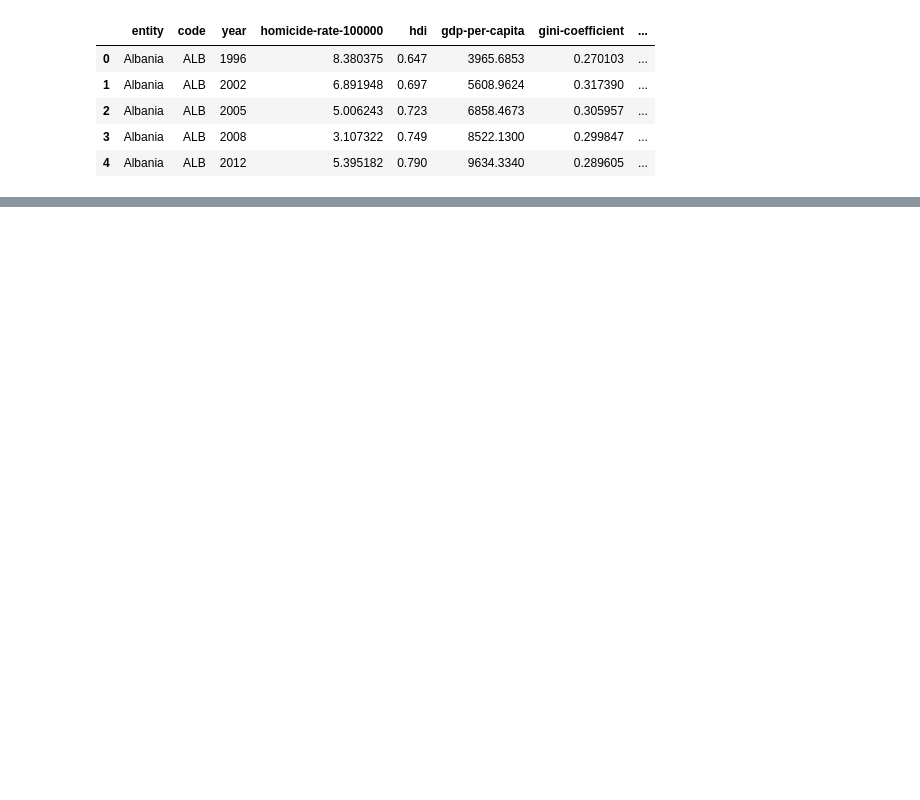
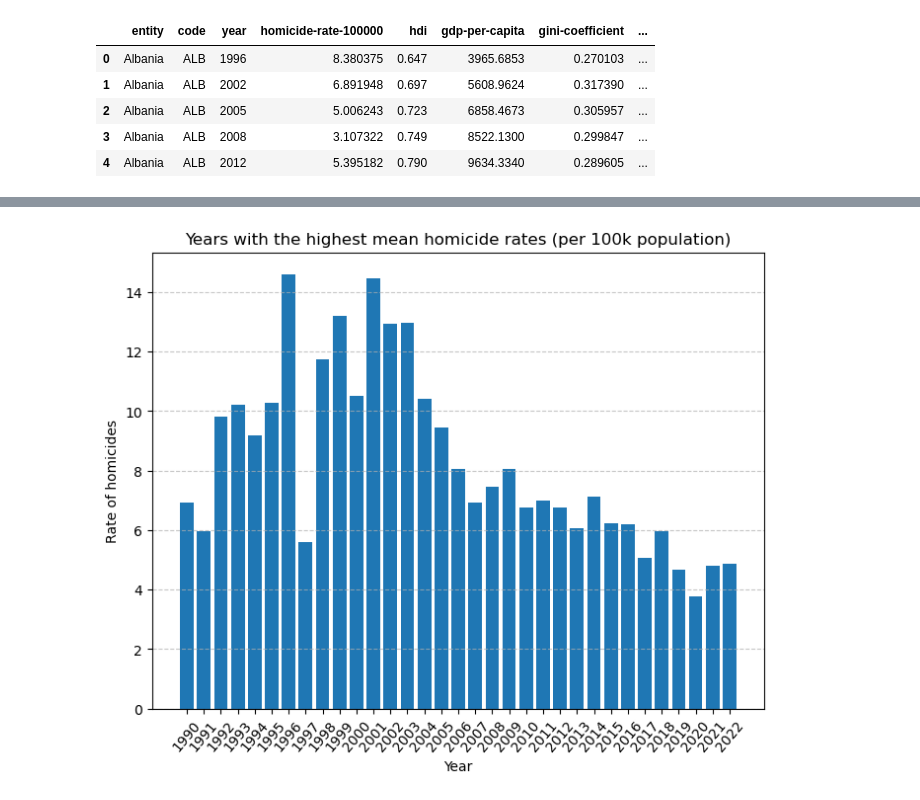
Before and after one commit to Phenriqx/global-homicide-rate-predictor, a Jupyter notebook: notebooks/HomicideRates.ipynb, the cells around one changed output, grey strips where cells are left out. Drawn from its saved outputs; the diff is of its cells as text; code cells hidden in the pictures; blank space fills up the shorter version.

```diff
--- a/notebooks/HomicideRates.ipynb
+++ b/notebooks/HomicideRates.ipynb
@@ -103,0 +189,17 @@ df.head()
+# %%
+year_total = df.groupby('year')['homicide-rate-100000'].mean().reset_index(
+    name='Total Rate of Homicides').sort_values(ascending=True, by='year').round(2)
+
+plt.figure(figsize=(8, 6))
+plt.bar(year_total['year'].astype(str), year_total['Total Rate of Homicides'])
+plt.title("Years with the highest mean homicide rates (per 100k population)")
+plt.xlabel('Year')
+plt.ylabel('Rate of homicides')
+plt.xticks(rotation=50)
+plt.grid(axis='y', linestyle='--', alpha=0.7)
+
+plt.show() # shows the years with the highest homicide rates
+
+# year_total
+# %% [output]
+[figure, added]
```
Also changed, not shown: parts of 11 cells of this notebook, 2 other files.
